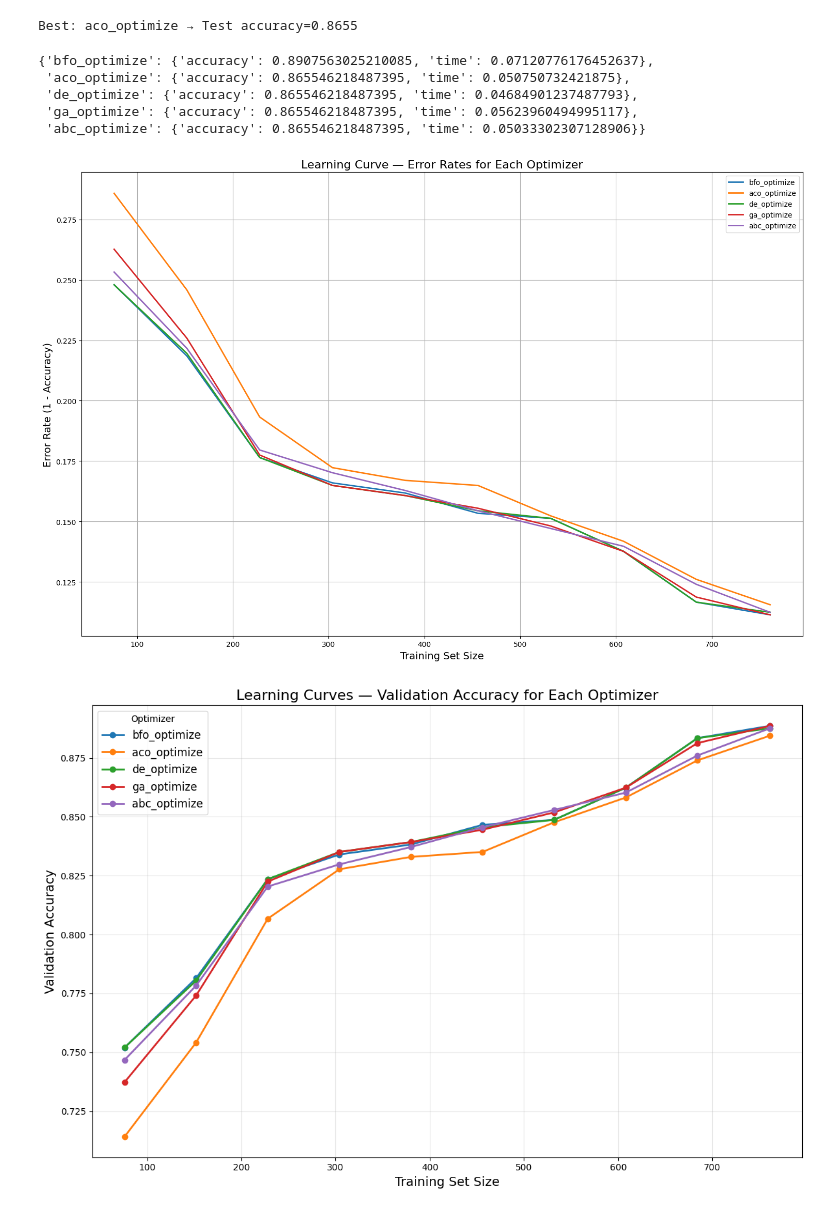
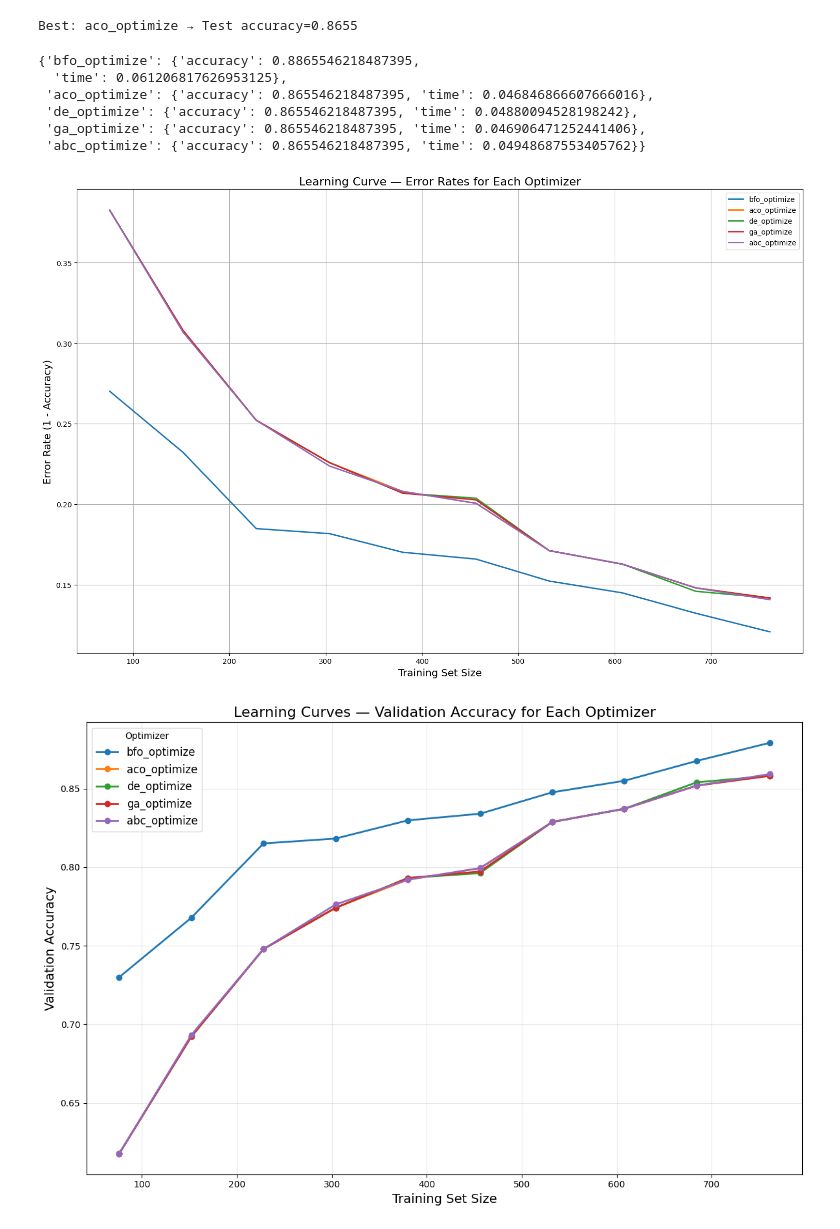
Before and after one commit to mohamedhanfi/COMPUTATIONAL-INTELLIGENCE, a Jupyter notebook: CI2.ipynb, the cells around one changed output. Drawn from its saved outputs; the diff is of its cells as text; code cells hidden in the pictures.

```diff
--- a/CI2.ipynb
+++ b/CI2.ipynb
@@ -383,11 +543,11 @@ import joblib
 svc_results = {}
 # Dictionary mapping algorithm names to their respective parameters
 param_dict = {
-    "bfo_optimize": {"C": 3.3451, "gamma": 0.493304},
-    "aco_optimize": {"C": 3.0900, "gamma": 1.000000},
-    "de_optimize":  {"C": 3.3635, "gamma": 1.000000},
-    "ga_optimize":  {"C": 3.3605, "gamma": 1.000000},
-    "abc_optimize": {"C": 3.7610, "gamma": 1.000000},
+    "bfo_optimize": {"C": 3.9330, "gamma": 0.538968},
+    "aco_optimize": {"C": 3.5354, "gamma": 1.000000},
+    "de_optimize":  {"C": 3.9164, "gamma": 1.000000},
+    "ga_optimize":  {"C": 3.8397, "gamma": 1.000000},
+    "abc_optimize": {"C": 3.3146, "gamma": 1.000000},
 }
 
 # Train and save a model for each set of parameters
@@ -411,11 +571,12 @@ for algo_name, params in param_dict.items():
 # Show results
 svc_results
 # %% [output]
-{'bfo_optimize': {'accuracy': 0.8907563025210085, 'time': 0.07120776176452637},
- 'aco_optimize': {'accuracy': 0.865546218487395, 'time': 0.050750732421875},
- 'de_optimize': {'accuracy': 0.865546218487395, 'time': 0.04684901237487793},
- 'ga_optimize': {'accuracy': 0.865546218487395, 'time': 0.05623960494995117},
- 'abc_optimize': {'accuracy': 0.865546218487395, 'time': 0.05033302307128906}}
+{'bfo_optimize': {'accuracy': 0.8865546218487395,
+  'time': 0.061206817626953125},
+ 'aco_optimize': {'accuracy': 0.865546218487395, 'time': 0.046846866607666016},
+ 'de_optimize': {'accuracy': 0.865546218487395, 'time': 0.04880094528198242},
+ 'ga_optimize': {'accuracy': 0.865546218487395, 'time': 0.046906471252441406},
+ 'abc_optimize': {'accuracy': 0.865546218487395, 'time': 0.04948687553405762}}
 # %%
 import numpy as np
 import matplotlib.pyplot as plt
@@ -424,13 +585,12 @@ from sklearn.svm import SVC
 
 # Parameter dictionary
 param_dict = {
-    "bfo_optimize": {"C": 0.9956, "gamma": 0.496041},
-    "aco_optimize": {"C": 0.8732, "gamma": 0.544498},
-    "de_optimize":  {"C": 0.9847, "gamma": 0.494071},
-    "ga_optimize":  {"C": 0.9828, "gamma": 0.514154},
-    "abc_optimize": {"C": 1.1399, "gamma": 0.537628},
+    "bfo_optimize": {"C": 3.9330, "gamma": 0.538968},
+    "aco_optimize": {"C": 3.5354, "gamma": 1.000000},
+    "de_optimize":  {"C": 3.9164, "gamma": 1.000000},
+    "ga_optimize":  {"C": 3.8397, "gamma": 1.000000},
+    "abc_optimize": {"C": 3.3146, "gamma": 1.000000},
 }
-
 # Plot setup
 plt.figure(figsize=(15, 10))
 
@@ -460,7 +620,7 @@ plt.grid(True)
 plt.tight_layout()
 plt.show()
 # %% [output]
-[figure, old version]
+[figure, new version]
 # %%
 import numpy as np
 import matplotlib.pyplot as plt
@@ -469,44 +629,44 @@ from sklearn.svm import SVC
 
 # Parameter dictionary
 param_dict = {
-    "bfo_optimize": {"C": 0.9956, "gamma": 0.496041},
-    "aco_optimize": {"C": 0.8732, "gamma": 0.544498},
-    "de_optimize":  {"C": 0.9847, "gamma": 0.494071},
-    "ga_optimize":  {"C": 0.9828, "gamma": 0.514154},
-    "abc_optimize": {"C": 1.1399, "gamma": 0.537628},
+    "bfo_optimize": {"C": 3.9330, "gamma": 0.538968},
+    "aco_optimize": {"C": 3.5354, "gamma": 1.000000},
+    "de_optimize":  {"C": 3.9164, "gamma": 1.000000},
+    "ga_optimize":  {"C": 3.8397, "gamma": 1.000000},
+    "abc_optimize": {"C": 3.3146, "gamma": 1.000000},
 }
 
 plt.figure(figsize=(12, 8))
 
 for algo_name, params in param_dict.items():
     svc = SVC(C=params['C'], gamma=params['gamma'])
 
     # learning_curve returns train_scores and test_scores (accuracy by fold)
     train_sizes, train_scores, test_scores = learning_curve(
         svc, X_train, y_train,
         cv=5,
         scoring='accuracy',
         train_sizes=np.linspace(0.1, 1.0, 10),
         n_jobs=-1
     )
 
     # mean validation accuracy across folds
     test_mean_acc = np.mean(test_scores, axis=1)
 
     plt.plot(train_sizes, test_mean_acc,
              label=algo_name,
              linewidth=2,
              marker='o')
 
 plt.title('Learning Curves — Validation Accuracy for Each Optimizer', fontsize=16)
 plt.xlabel('Training Set Size', fontsize=14)
 plt.ylabel('Validation Accuracy', fontsize=14)
 plt.legend(title='Optimizer', fontsize=12)
 plt.grid(alpha=0.3)
 plt.tight_layout()
 plt.show()
 # %% [output]
-[figure, old version]
+[figure, new version]
 # %%
 svc_best = svc
 train_sizes, train_scores, val_scores = learning_curve(
```
Also changed, not shown: parts of 10 cells of this notebook.
